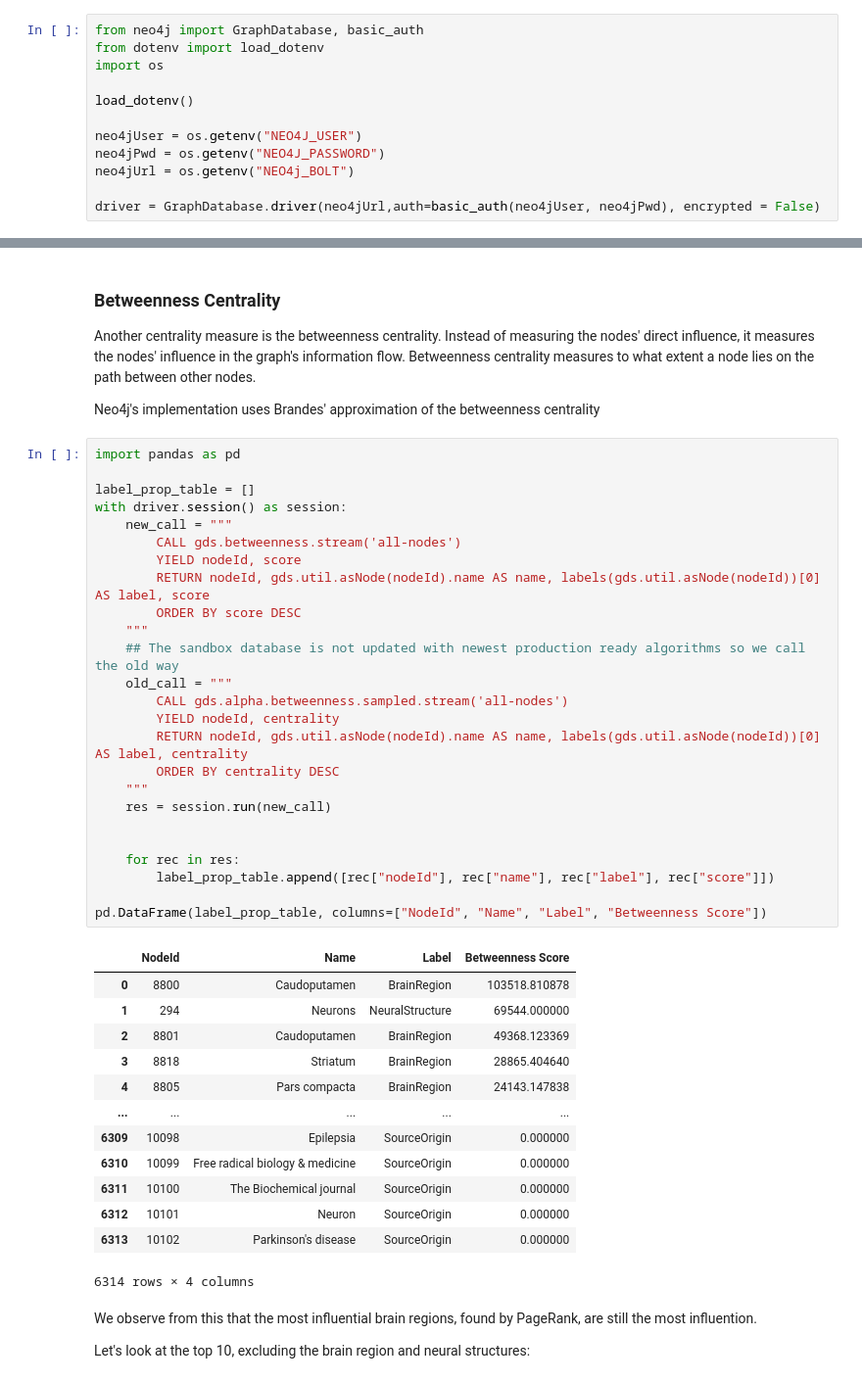
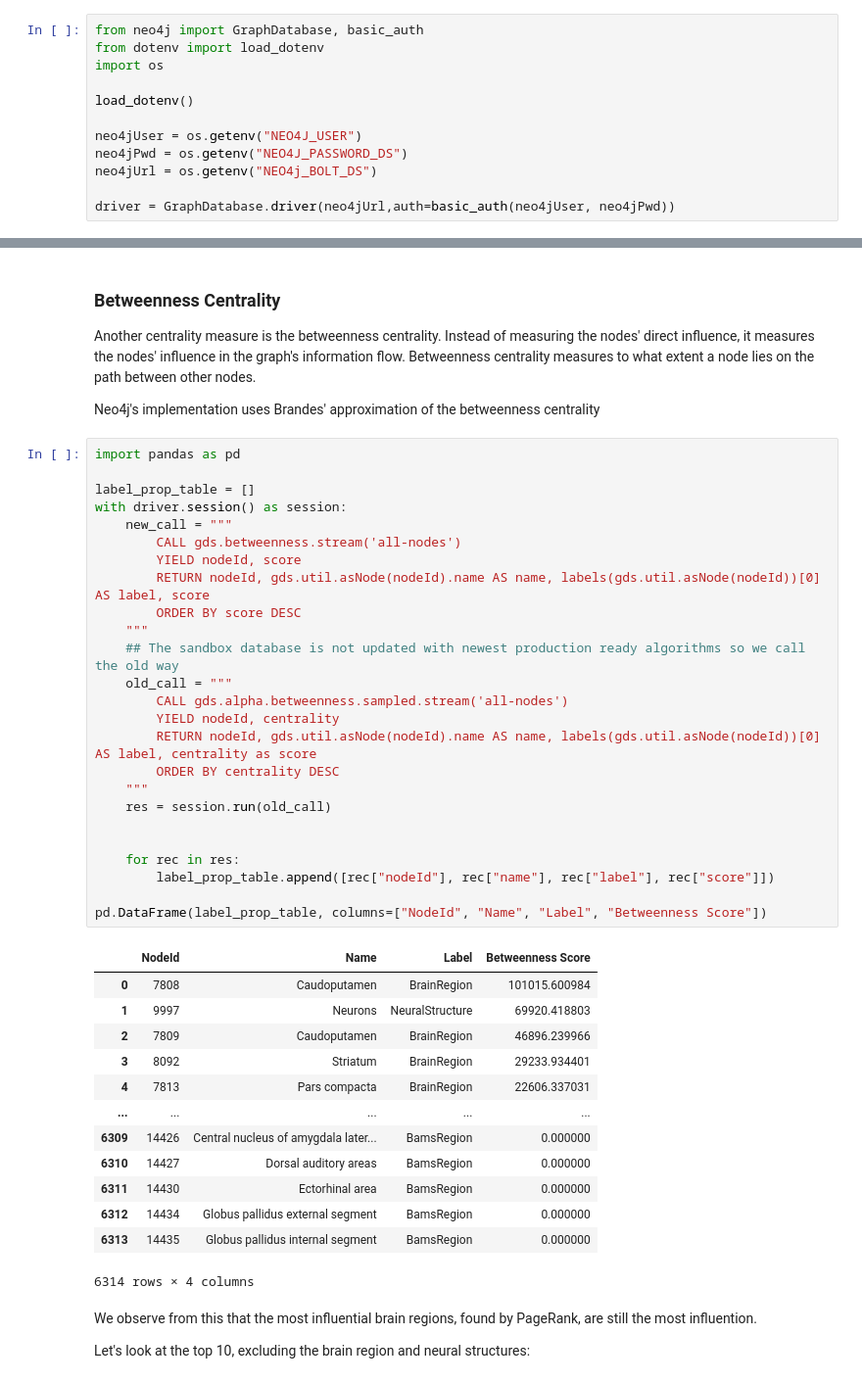
Before and after one commit to marenpg/jupyter_basal_ganglia, a Jupyter notebook: 2. Extending the data with extracted information - GraphAnalysis/1. General information search.ipynb, the cells around one changed output, grey strips where cells are left out. Shown at 98% size. Cells and saved outputs as stored; diff of their text form.

```diff
--- a/2. Extending the data with extracted information - GraphAnalysis/1. General information search.ipynb
+++ b/2. Extending the data with extracted information - GraphAnalysis/1. General information search.ipynb
@@ -19,10 +19,10 @@ import os
 load_dotenv()
 
 neo4jUser = os.getenv("NEO4J_USER")
-neo4jPwd = os.getenv("NEO4J_PASSWORD")
-neo4jUrl = os.getenv("NEO4j_BOLT")
+neo4jPwd = os.getenv("NEO4J_PASSWORD_DS")
+neo4jUrl = os.getenv("NEO4j_BOLT_DS")
 
-driver = GraphDatabase.driver(neo4jUrl,auth=basic_auth(neo4jUser, neo4jPwd), encrypted = False)
+driver = GraphDatabase.driver(neo4jUrl,auth=basic_auth(neo4jUser, neo4jPwd))
 # %% [markdown]
 ## Inital preparation
 # %% [markdown]
@@ -823,41 +828,41 @@ Neo4j's implementation uses Brandes' approximation of the betweenness centrality
 # %%
 import pandas as pd
 
 label_prop_table = []
 with driver.session() as session:
     new_call = """
         CALL gds.betweenness.stream('all-nodes')
         YIELD nodeId, score
         RETURN nodeId, gds.util.asNode(nodeId).name AS name, labels(gds.util.asNode(nodeId))[0] AS label, score
         ORDER BY score DESC
     """
     ## The sandbox database is not updated with newest production ready algorithms so we call the old way
     old_call = """
         CALL gds.alpha.betweenness.sampled.stream('all-nodes')
         YIELD nodeId, centrality
-        RETURN nodeId, gds.util.asNode(nodeId).name AS name, labels(gds.util.asNode(nodeId))[0] AS label, centrality
+        RETURN nodeId, gds.util.asNode(nodeId).name AS name, labels(gds.util.asNode(nodeId))[0] AS label, centrality as score
         ORDER BY centrality DESC
     """
-    res = session.run(new_call)
+    res = session.run(old_call)
 
 
     for rec in res:
         label_prop_table.append([rec["nodeId"], rec["name"], rec["label"], rec["score"]])
 
 pd.DataFrame(label_prop_table, columns=["NodeId", "Name", "Label", "Betweenness Score"])
 # %% [output]
 |  | NodeId | Name | Label | Betweenness Score |
-| 0 | 8800 | Caudoputamen | BrainRegion | 103518.810878 |
-| 1 | 294 | Neurons | NeuralStructure | 69544.000000 |
-| 2 | 8801 | Caudoputamen | BrainRegion | 49368.123369 |
-| 3 | 8818 | Striatum | BrainRegion | 28865.404640 |
-| 4 | 8805 | Pars compacta | BrainRegion | 24143.147838 |
+| 0 | 7808 | Caudoputamen | BrainRegion | 101015.600984 |
+| 1 | 9997 | Neurons | NeuralStructure | 69920.418803 |
+| 2 | 7809 | Caudoputamen | BrainRegion | 46896.239966 |
+| 3 | 8092 | Striatum | BrainRegion | 29233.934401 |
+| 4 | 7813 | Pars compacta | BrainRegion | 22606.337031 |
 | ... | ... | ... | ... | ... |
-| 6309 | 10098 | Epilepsia | SourceOrigin | 0.000000 |
-| 6310 | 10099 | Free radical biology & medicine | SourceOrigin | 0.000000 |
-| 6311 | 10100 | The Biochemical journal | SourceOrigin | 0.000000 |
-| 6312 | 10101 | Neuron | SourceOrigin | 0.000000 |
-| 6313 | 10102 | Parkinson's disease | SourceOrigin | 0.000000 |
+| 6309 | 14426 | Central nucleus of amygdala later... | BamsRegion | 0.000000 |
+| 6310 | 14427 | Dorsal auditory areas | BamsRegion | 0.000000 |
+| 6311 | 14430 | Ectorhinal area | BamsRegion | 0.000000 |
+| 6312 | 14434 | Globus pallidus external segment | BamsRegion | 0.000000 |
+| 6313 | 14435 | Globus pallidus internal segment | BamsRegion | 0.000000 |
 6314 rows × 4 columns
 # %% [markdown]
 We observe from this that the most influential brain regions, found by PageRank, are still the most influention.
```
Also changed, not shown: parts of 41 cells of this notebook, 6 other files.
